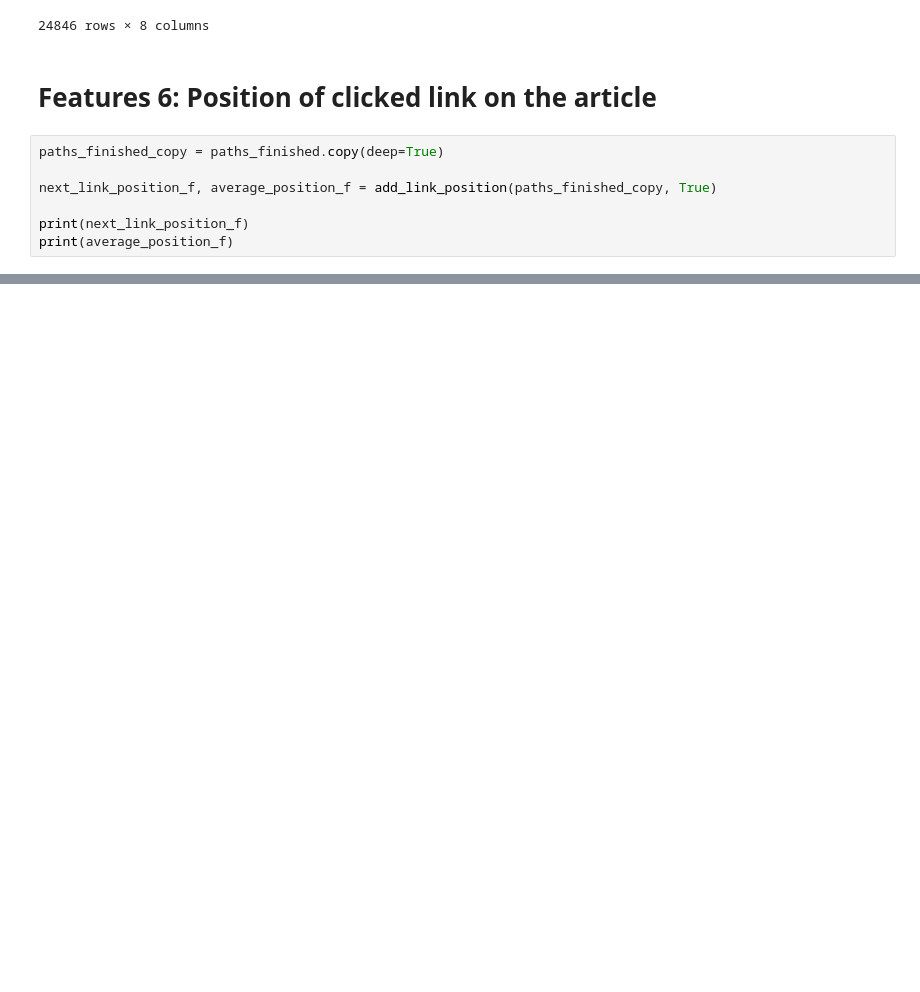
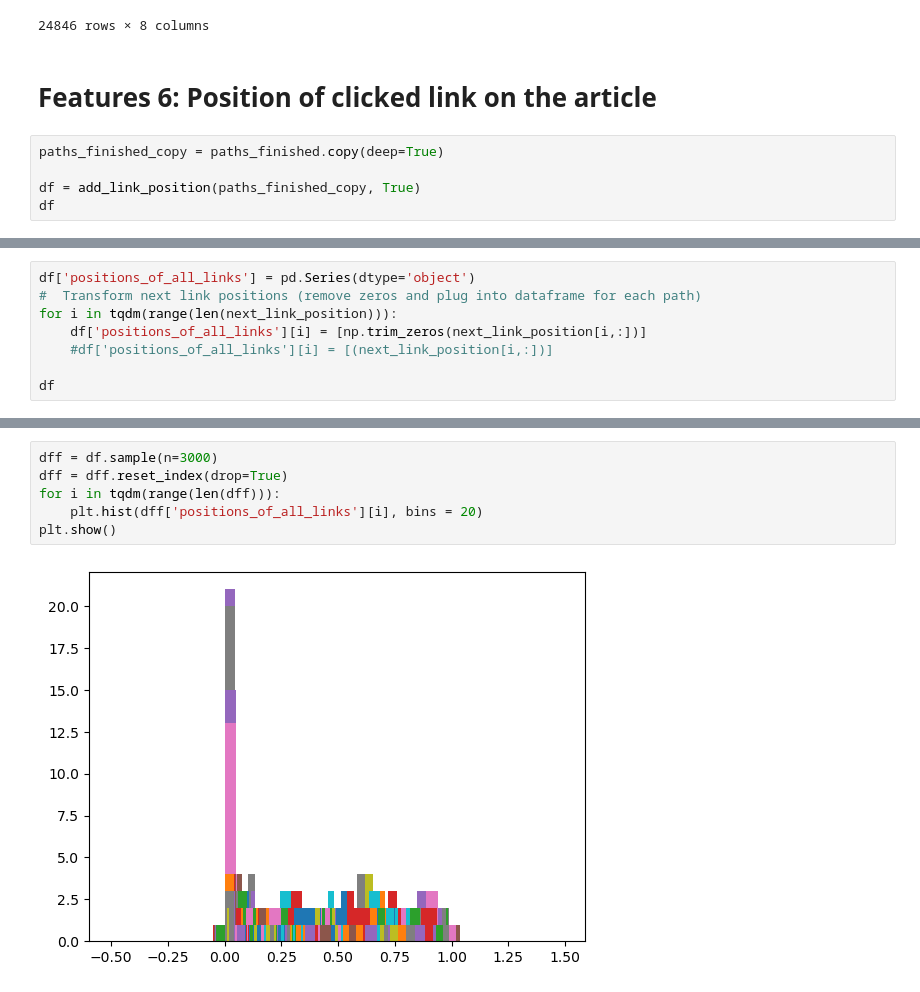
Before and after one commit to epfl-ada/ada-2023-project-adamants, a Jupyter notebook: p3_code/feature_26_tests.ipynb, the cells around one changed output, grey strips where cells are left out. Cells and saved outputs as stored; diff of their text form; blank space fills up the shorter version.

```diff
--- a/p3_code/feature_26_tests.ipynb
+++ b/p3_code/feature_26_tests.ipynb
@@ -54,7 +60,5 @@ Mean optimal path length: 3.23
 # %%
 paths_finished_copy = paths_finished.copy(deep=True)
 
-next_link_position_f, average_position_f = add_link_position(paths_finished_copy, True)
-
-print(next_link_position_f)
-print(average_position_f)
+df = add_link_position(paths_finished_copy, True)
+df
@@ -74,0 +83,8 @@ Length: 172072, dtype: float64
+# %%
+df['positions_of_all_links'] = pd.Series(dtype='object')
+#  Transform next link positions (remove zeros and plug into dataframe for each path)
+for i in tqdm(range(len(next_link_position))):
+    df['positions_of_all_links'][i] = [np.trim_zeros(next_link_position[i,:])]
+    #df['positions_of_all_links'][i] = [(next_link_position[i,:])]
+
+df
@@ -75,3 +110,11 @@ Length: 172072, dtype: float64
+# %%
+dff = df.sample(n=3000)
+dff = dff.reset_index(drop=True)
+for i in tqdm(range(len(dff))):
+    plt.hist(dff['positions_of_all_links'][i], bins = 20)
+plt.show()
+# %% [output]
+[figure, added]
 # %%
 paths_unfinished_copy = paths_unfinished.copy(deep=True)
 
```
Also changed, not shown: parts of 7 cells of this notebook, 1 other file.
